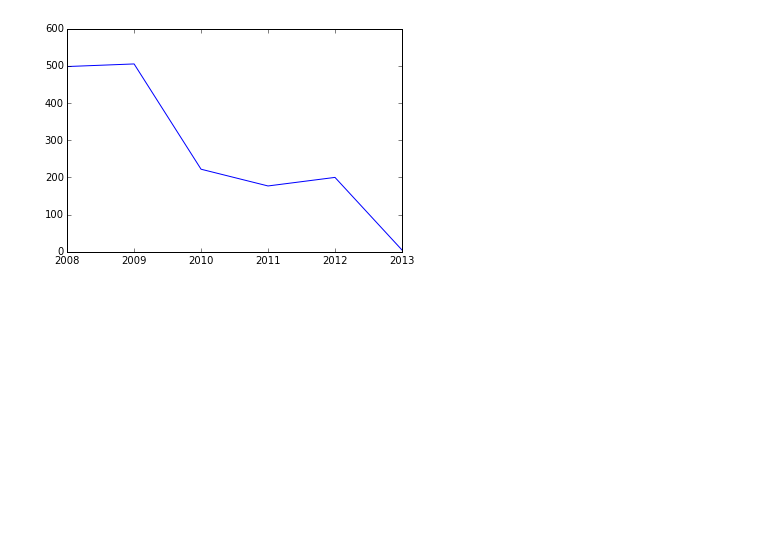
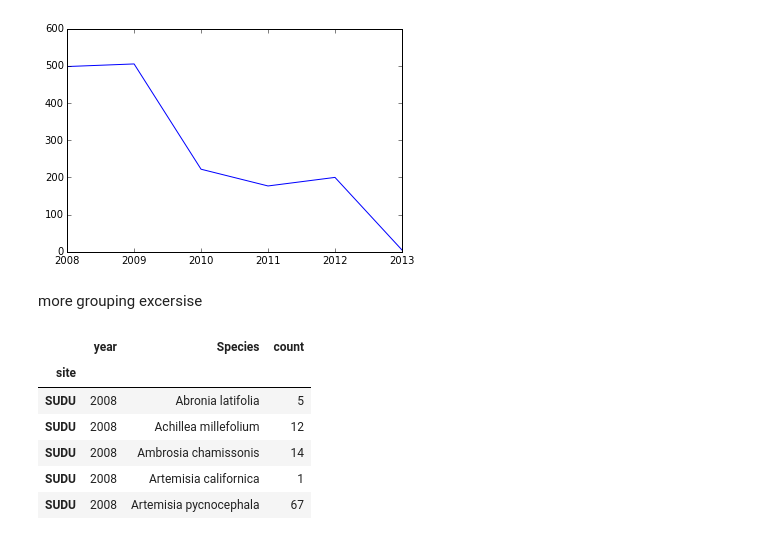
Before and after one commit to odscwest/parksconserverancy, a Jupyter notebook: preprocess.ipynb, the cells around one changed output. Cells and saved outputs as stored; diff of their text form; code cells hidden in the pictures; blank space fills up the shorter version.

```diff
--- a/preprocess.ipynb
+++ b/preprocess.ipynb
@@ -105,0 +108,18 @@ pd.pivot_table?
+# %% [markdown]
+more grouping excersise
+# %%
+df_yr_sp["count"] = 1
+
+df_site_sp_yr = df_yr_sp.\
+groupby(["site", "year",  "Species",]).agg("count").\
+reset_index().set_index("site")
+
+df_site_sp_yr.loc["SUDU"].head()
+# %% [output]
+|  | year | Species | count |
+| site |  |  |  |
+| SUDU | 2008 | Abronia latifolia | 5 |
+| SUDU | 2008 | Achillea millefolium | 12 |
+| SUDU | 2008 | Ambrosia chamissonis | 14 |
+| SUDU | 2008 | Artemisia californica | 1 |
+| SUDU | 2008 | Artemisia pycnocephala | 67 |
```
Also changed, not shown: parts of 9 cells of this notebook.
